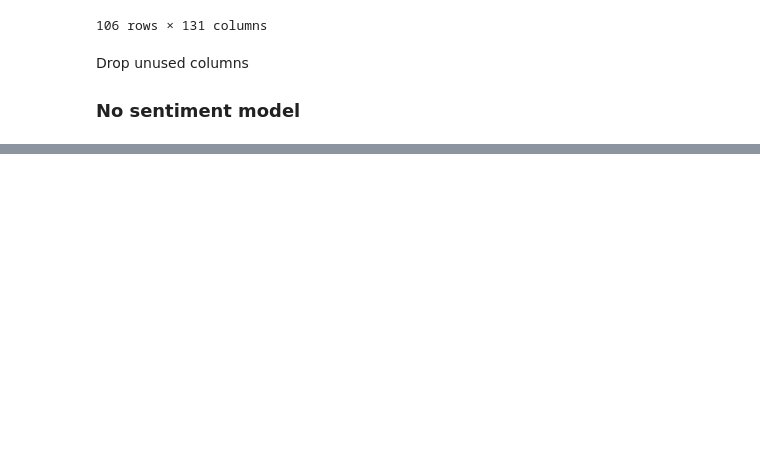
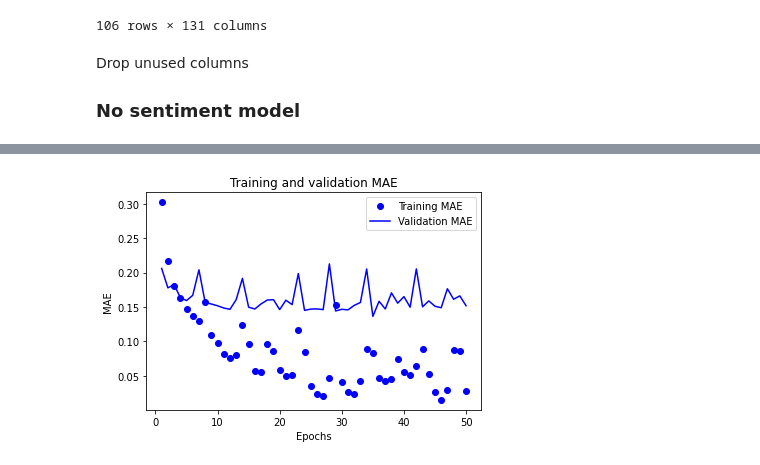
Before and after one commit to huuugh18/NFL_twitter_sentiment_odds, a Jupyter notebook: models/predict_something.ipynb, the cells around one changed output, grey strips where cells are left out. Cells and saved outputs as stored; diff of their text form; code cells hidden in the pictures; blank space fills up the shorter version.

```diff
--- a/models/predict_something.ipynb
+++ b/models/predict_something.ipynb
@@ -29,0 +230,3 @@ ModuleNotFoundError: No module named 'no_sent_cols_to_remove'
+# %%
+model = get_basic_model()
+history = model.fit(data, target, epochs=50, validation_split=0.2)
@@ -29,0 +271,44 @@ ModuleNotFoundError: No module named 'no_sent_cols_to_remove'
+# %%
+import matplotlib.pyplot as plt
+
+def plot_train_val_loss(history):
+    loss = history.history['loss']
+    val_loss = history.history['val_loss']
+
+    epochs = range(1, len(loss) + 1)
+
+    blue_dots = 'bo'
+    solid_blue_line = 'b'
+
+    plt.plot(epochs, loss, blue_dots, label = 'Training loss')
+    plt.plot(epochs, val_loss, solid_blue_line, label = 'Validation loss')
+    plt.title('Training and validation loss')
+    plt.xlabel('Epochs')
+    plt.ylabel('Loss')
+    plt.legend()
+
+    plt.show()
+
+def plot_train_val_mae(history):
+    plt.clf()
+
+    acc = history.history['mae']
+    val_acc = history.history['val_mae']
+
+    epochs = range(1, len(acc) + 1)
+
+    blue_dots = 'bo'
+    solid_blue_line = 'b'
+
+    plt.plot(epochs, acc, blue_dots, label = 'Training MAE')
+    plt.plot(epochs, val_acc, solid_blue_line, label = 'Validation MAE')
+    plt.title('Training and validation MAE')
+    plt.xlabel('Epochs')
+    plt.ylabel('MAE')
+    plt.legend()
+
+    plt.show()
+# %%
+plot_train_val_mae(history)
+# %% [output]
+[figure, added]
```
Also changed, not shown: parts of 22 cells of this notebook, 1 other file.
